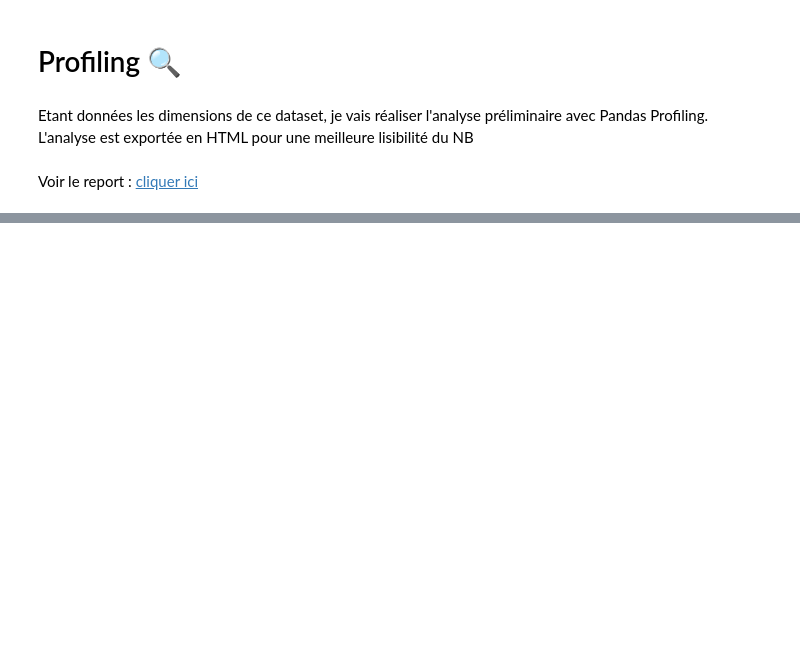
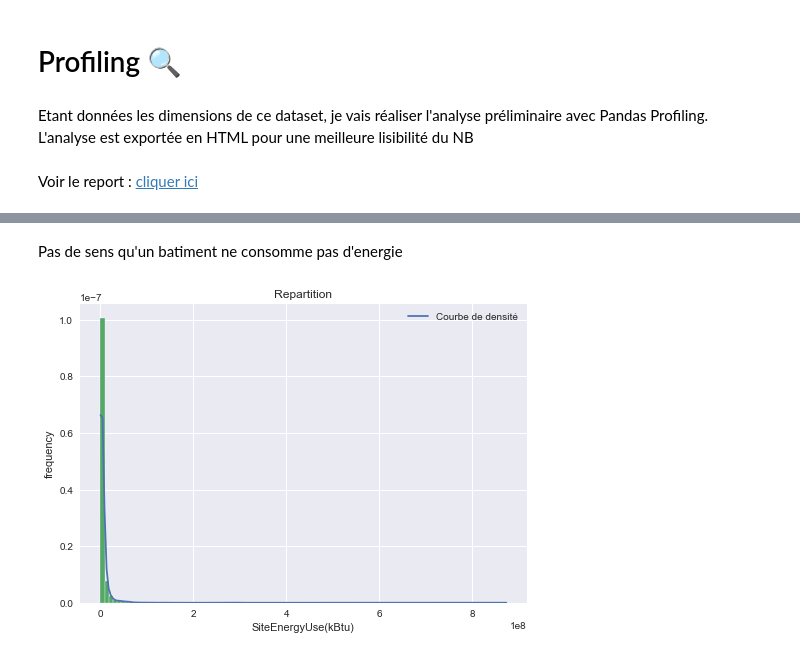
Before and after one commit to khub41/OC_P04, a Jupyter notebook: analyse exploratoire.ipynb, the cells around one changed output, grey strips where cells are left out. Saved outputs shown, nothing was run; the diff lists cells and outputs as text; code cells hidden in the pictures; blank space fills up the shorter version.

```diff
--- a/analyse exploratoire.ipynb
+++ b/analyse exploratoire.ipynb
@@ -255,0 +276,2 @@ data_2015.shape
+# %%
+data_2015.rename(columns={'GHGEmissionsIntensity(kgCO2e/ft2)' :'GHGEmissionsIntensity'}, inplace=True)
@@ -255,0 +293,2 @@ data_2015.shape
+# %%
+data_2015.rename(columns={'GHGEmissions(MetricTonsCO2e)' :'TotalGHGEmissions'}, inplace=True)
@@ -277,0 +370,3 @@ Voir le report : [cliquer ici](profile_report.html)
+# %%
+target_energy = 'SiteEnergyUse(kBtu)'
+target_emissions = 'TotalGHGEmissions'
@@ -277,0 +391,8 @@ Voir le report : [cliquer ici](profile_report.html)
+# %% [markdown]
+Pas de sens qu'un batiment ne consomme pas d'energie
+# %%
+data = data[data[target_energy] > 0]
+# %%
+plot_histo(data[target_energy], title='Repartition', xlabel='SiteEnergyUse(kBtu)', drop_outliers=0, bins=100, plot_density=True, savefig=False)
+# %% [output]
+[figure, added]
```
Also changed, not shown: parts of 187 cells of this notebook, 4 other files.
